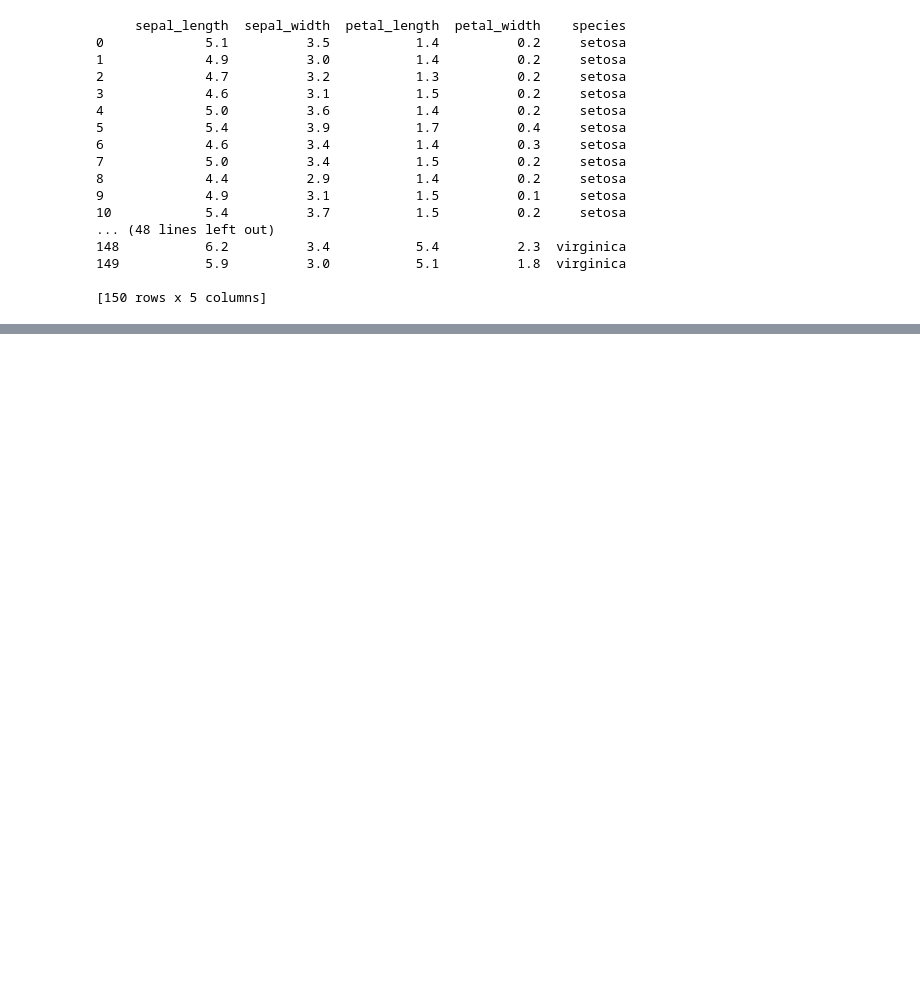
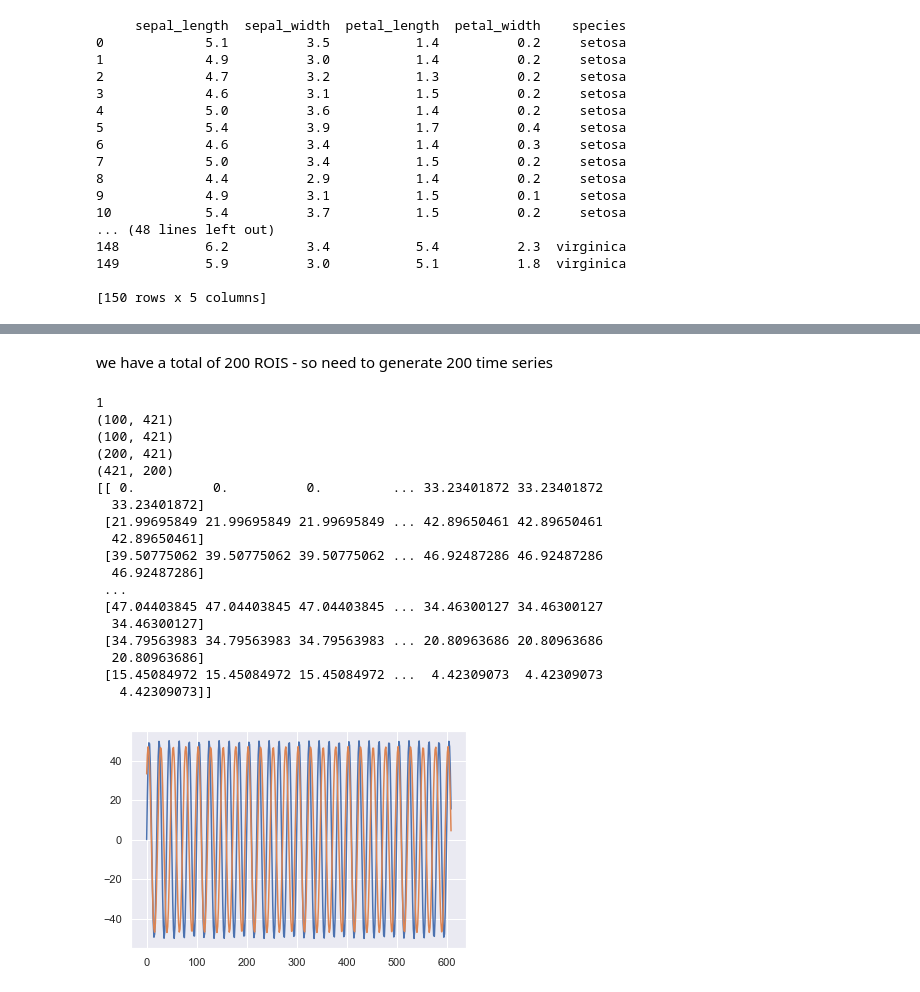
Before and after one commit to engfranco/ZHEN_SIM_DATA, a Jupyter notebook: creat_sim_timeseries.ipynb, the cells around one changed output, grey strips where cells are left out. Drawn from its saved outputs; the diff is of its cells as text; code cells hidden in the pictures; blank space fills up the shorter version.

Commit message:
first round generating all the time series

```diff
--- a/creat_sim_timeseries.ipynb
+++ b/creat_sim_timeseries.ipynb
@@ -106,0 +120,56 @@ print(iris)
+# %%
+# Generating a time series
+TR = 1.45
+volumes = 420
+t = np.arange(0.0, TR*volumes+1, 1.45)
+#print(t)
+# %% [markdown]
+we have a total of 200 ROIS - so need to generate 200 time series
+# %%
+# generating data for the 1st visit
+# TS = Time series
+import scipy.linalg
+
+f1 = 0.05 # frequency of sine wave 1
+f2 = 0.04 # frequency of sine wave 2
+shift = np.pi/4
+y1 = 50*np.sin(2 * np.pi * f1 * t )
+y2 = 47*np.sin(2 * np.pi * f2 * t + shift )
+plt.plot(t, y1)
+plt.plot(t, y2)
+print(np.ndim(y1))
+
+#Yall = np.array([y1, y2])
+Y1 = np.tile(y1, (100,1))
+Y2 = np.tile(y2, (100,1))
+print(np.shape(Y1))
+print(np.shape(Y2))
+
+#Yall = np.array([[Y1], [Y2]])
+Yall = np.block([[Y1], [Y2]])
+print(np.shape(Yall))
+
+# Need to transpose this
+Yall = Yall.transpose()
+print(np.shape(Yall))
+print(Yall)
+# %% [output]
+1
+(100, 421)
+(100, 421)
+(200, 421)
+(421, 200)
+[[ 0.          0.          0.         ... 33.23401872 33.23401872
+  33.23401872]
+ [21.99695849 21.99695849 21.99695849 ... 42.89650461 42.89650461
+  42.89650461]
+ [39.50775062 39.50775062 39.50775062 ... 46.92487286 46.92487286
+  46.92487286]
+ ...
+ [47.04403845 47.04403845 47.04403845 ... 34.46300127 34.46300127
+  34.46300127]
+ [34.79563983 34.79563983 34.79563983 ... 20.80963686 20.80963686
+  20.80963686]
+ [15.45084972 15.45084972 15.45084972 ...  4.42309073  4.42309073
+   4.42309073]]
+[figure, added]
```
Also changed, not shown: parts of 10 cells of this notebook, 11 other files.
